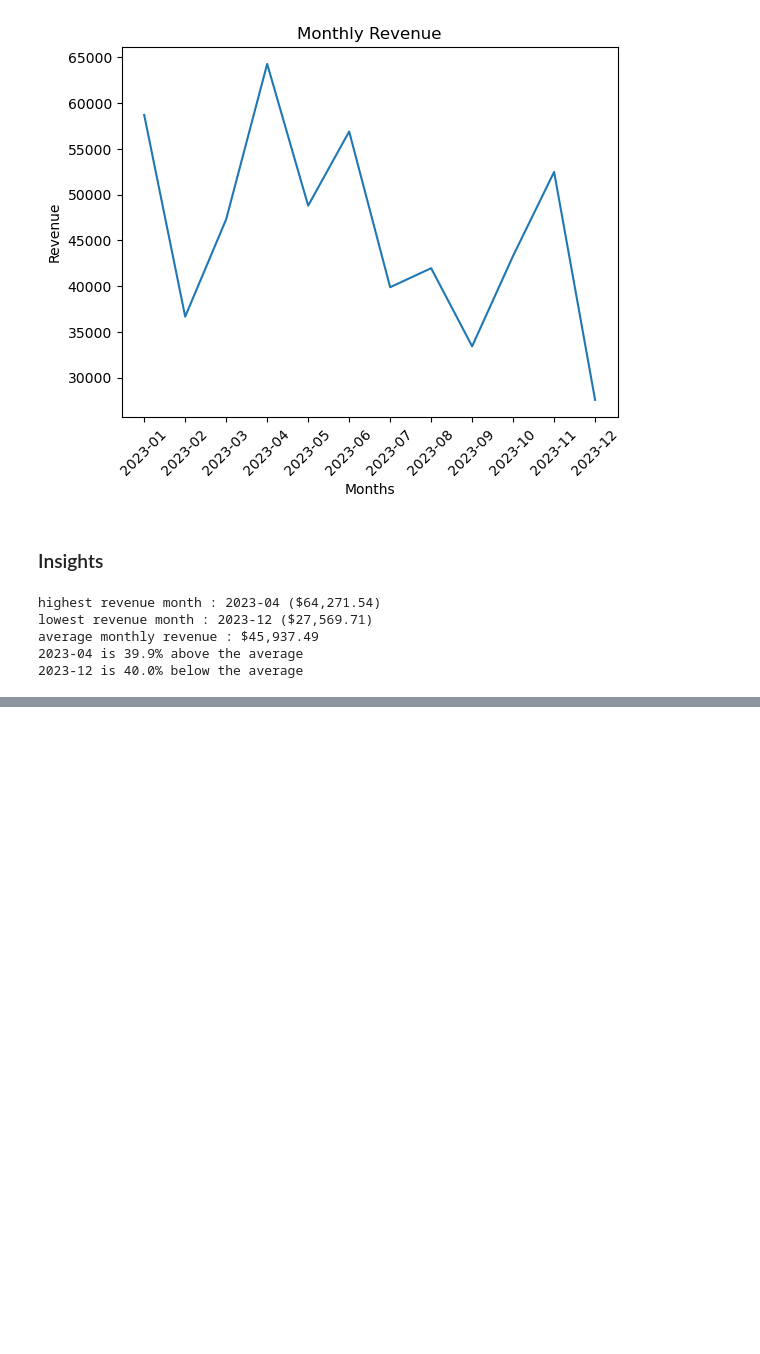
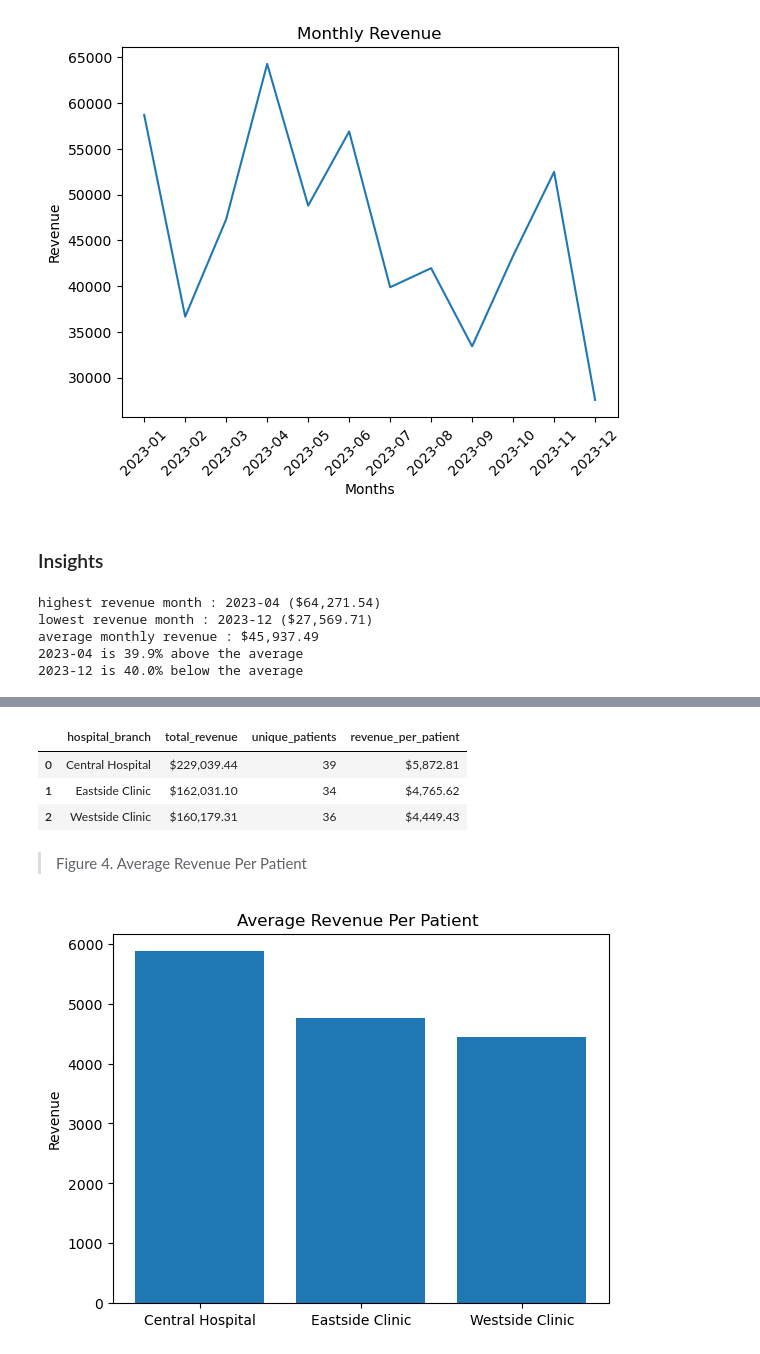
Before and after one commit to Djohnson1313/hospital_operations_intelligence_, a Jupyter notebook: hospital_operations_analysis.ipynb, the cells around one changed output, grey strips where cells are left out. Cells and saved outputs as stored; diff of their text form; code cells hidden in the pictures; blank space fills up the shorter version.

```diff
--- a/hospital_operations_analysis.ipynb
+++ b/hospital_operations_analysis.ipynb
@@ -558,0 +664,42 @@ Monthly revenue fluctuated throughout 2023, with no sistained upward or downward
+# %%
+branch_revenue = pd.read_sql('''
+select d.hospital_branch, sum(b.amount) as total_revenue,
+count(distinct(a.patient_id)) as unique_patients,
+round(sum(b.amount) * 1.0 / count(distinct(a.patient_id)), 2) as revenue_per_patient
+from doctors as d
+join appointments as a
+on d.doctor_id = a.doctor_id
+join treatments as t
+on a.appointment_id = t.appointment_id
+join billing as b
+on t.treatment_id = b.treatment_id
+group by d.hospital_branch
+order by revenue_per_patient desc
+''', conn)
+# %%
+branch_revenue.style.format({
+    'total_revenue': "${:,.2f}",
+    'revenue_per_patient' : "${:,.2f}",
+    'unique_patients' : "{:,}"
+})
+# %% [output]
+|  | hospital_branch | total_revenue | unique_patients | revenue_per_patient |
+| 0 | Central Hospital | $229,039.44 | 39 | $5,872.81 |
+| 1 | Eastside Clinic | $162,031.10 | 34 | $4,765.62 |
+| 2 | Westside Clinic | $160,179.31 | 36 | $4,449.43 |
+# %% [markdown]
+>Figure 4. Average Revenue Per Patient
+# %%
+fig, ax = plt.subplots()
+
+x = branch_revenue['hospital_branch']
+y = branch_revenue['revenue_per_patient']
+
+plt.bar(x,y)
+
+plt.title('Average Revenue Per Patient ')
+plt.ylabel('Revenue')
+
+plt.show();
+# %% [output]
+[figure, added]
```
Also changed, not shown: parts of 28 cells of this notebook.
